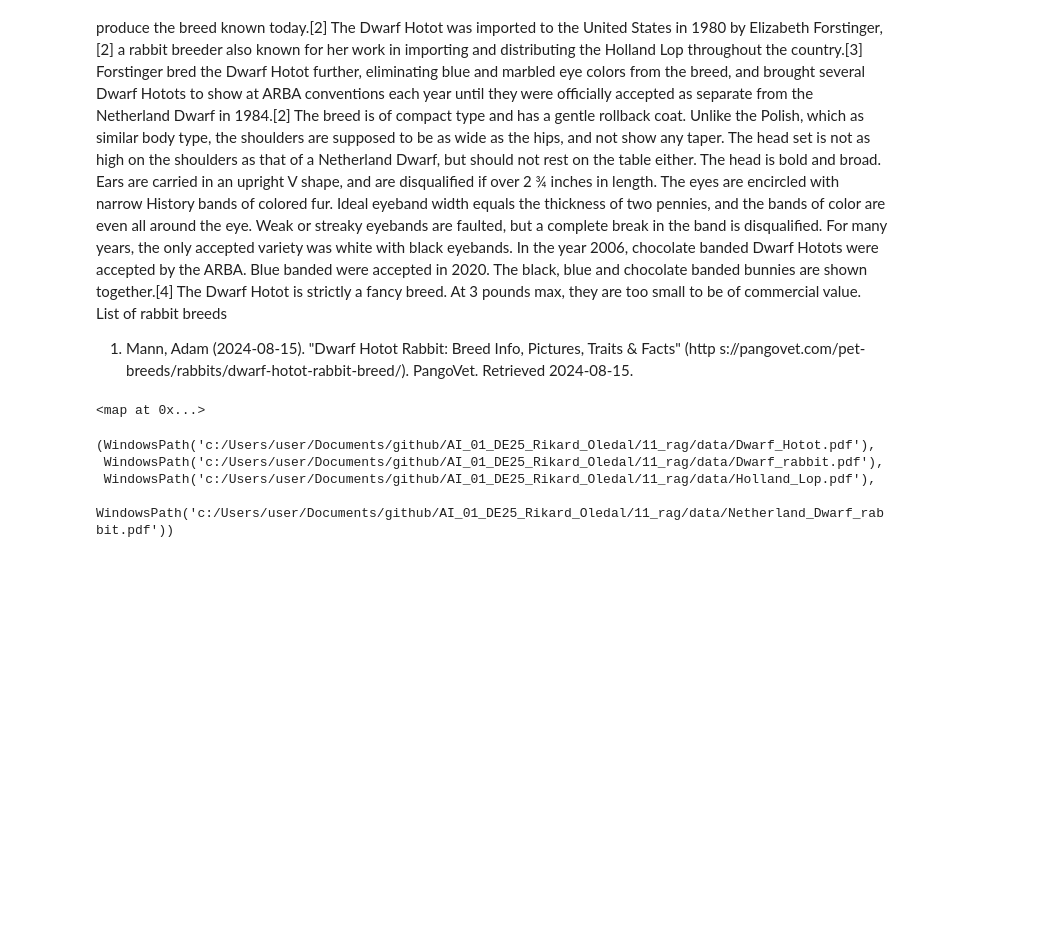
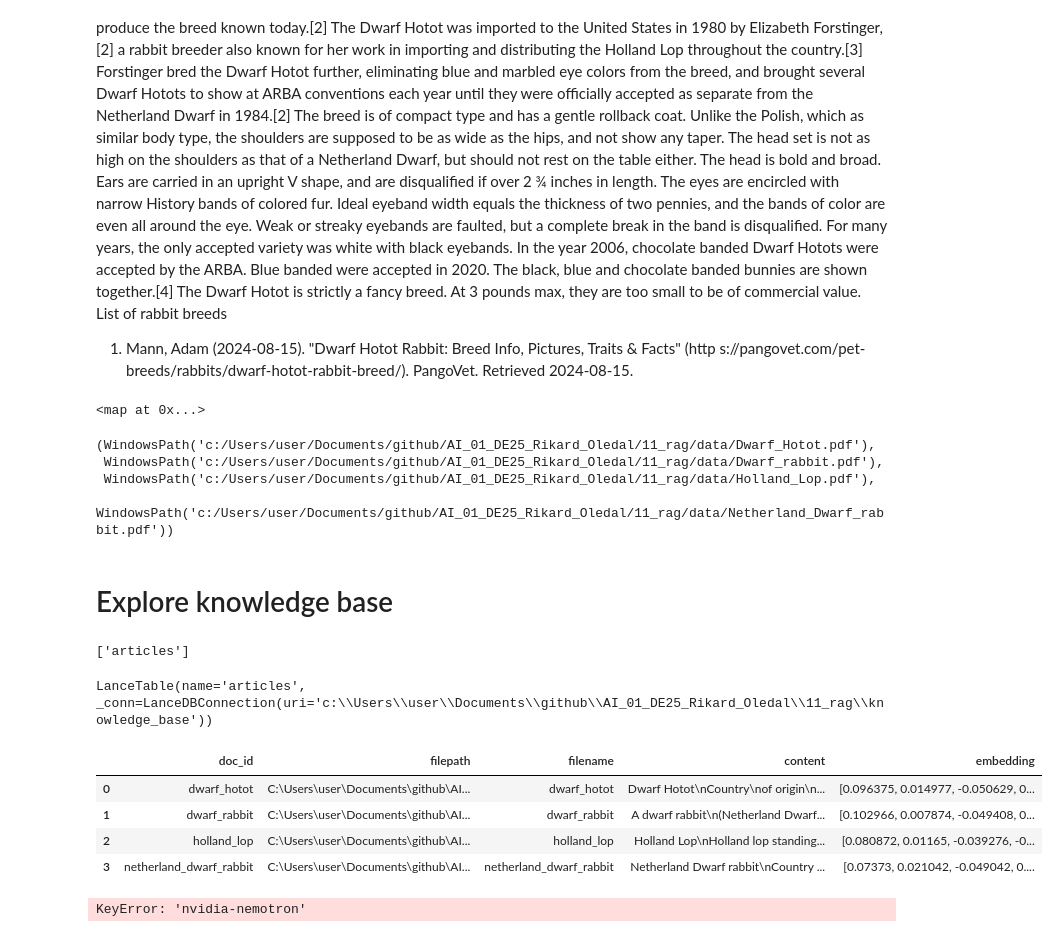
Before and after one commit to RikardOledal/AI_01_DE25_Rikard_Oledal, a Jupyter notebook: 11_rag/explorations.ipynb, the cells around one changed output. Saved outputs shown, nothing was run; the diff lists cells and outputs as text; code cells hidden in the pictures; blank space fills up the shorter version.

```diff
--- a/11_rag/explorations.ipynb
+++ b/11_rag/explorations.ipynb
@@ -97,3 +97,28 @@ tuple(path.glob("*.pdf"))
  WindowsPath('c:/Users/user/Documents/github/AI_01_DE25_Rikard_Oledal/11_rag/data/Dwarf_rabbit.pdf'),
  WindowsPath('c:/Users/user/Documents/github/AI_01_DE25_Rikard_Oledal/11_rag/data/Holland_Lop.pdf'),
  WindowsPath('c:/Users/user/Documents/github/AI_01_DE25_Rikard_Oledal/11_rag/data/Netherland_Dwarf_rabbit.pdf'))
+# %% [markdown]
+# Explore knowledge base
+# %%
+import lancedb
+
+vector_db = lancedb.connect(uri="knowledge_base")
+vector_db.table_names()
+# %% [output]
+['articles']
+# %%
+vector_db['articles']
+# %% [output]
+LanceTable(name='articles', _conn=LanceDBConnection(uri='c:\\Users\\user\\Documents\\github\\AI_01_DE25_Rikard_Oledal\\11_rag\\knowledge_base'))
+# %%
+vector_db["articles"].to_pandas()
+# %% [output]
+|  | doc_id | filepath | filename | content | embedding |
+| 0 | dwarf_hotot | C:\Users\user\Documents\github\AI... | dwarf_hotot | Dwarf Hotot\nCountry\nof origin\n... | [0.096375, 0.014977, -0.050629, 0... |
+| 1 | dwarf_rabbit | C:\Users\user\Documents\github\AI... | dwarf_rabbit | A dwarf rabbit\n(Netherland Dwarf... | [0.102966, 0.007874, -0.049408, 0... |
+| 2 | holland_lop | C:\Users\user\Documents\github\AI... | holland_lop | Holland Lop\nHolland lop standing... | [0.080872, 0.01165, -0.039276, -0... |
+| 3 | netherland_dwarf_rabbit | C:\Users\user\Documents\github\AI... | netherland_dwarf_rabbit | Netherland Dwarf rabbit\nCountry ... | [0.07373, 0.021042, -0.049042, 0.... |
+# %%
+vector_db["articles"].search("a short rabbit").limit(3)
+# %% [output]
+KeyError: 'nvidia-nemotron'
```
Also changed, not shown: 3 other files.
